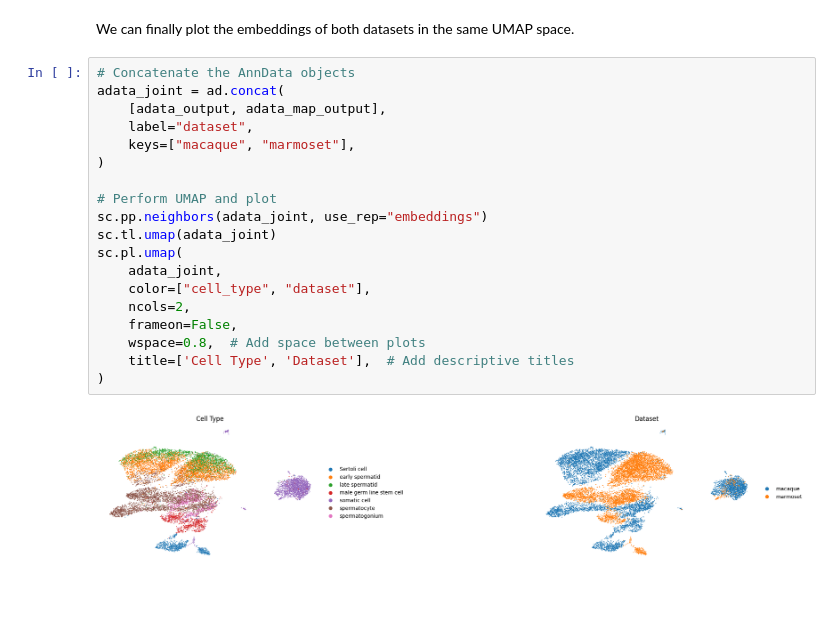
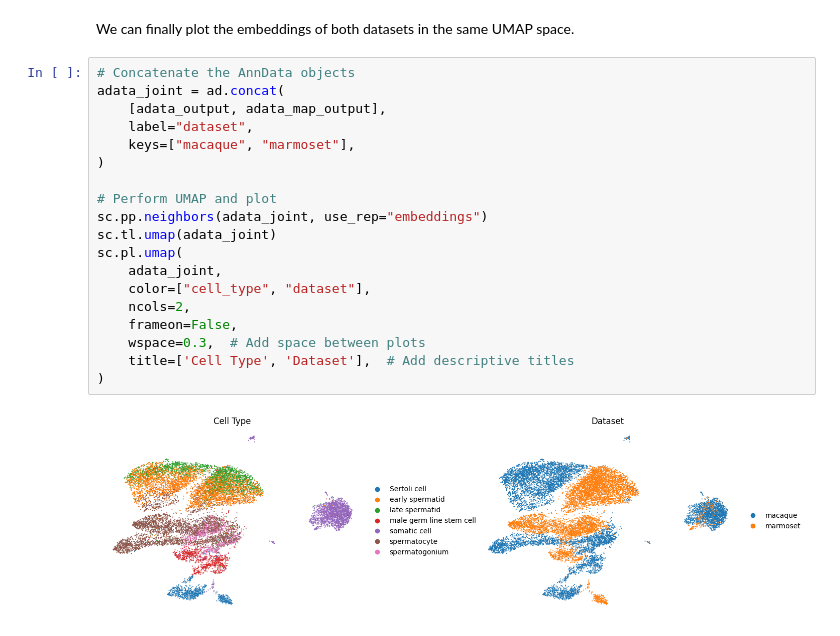
Before and after one commit to czi-ai/transcriptformer, a Jupyter notebook: notebooks/celltype-classification-across-species.ipynb, the cells around one changed output. Drawn from its saved outputs; the diff is of its cells as text; blank space fills up the shorter version.

```diff
--- a/notebooks/celltype-classification-across-species.ipynb
+++ b/notebooks/celltype-classification-across-species.ipynb
@@ -172,21 +172,21 @@ We can finally plot the embeddings of both datasets in the same UMAP space.
 # %%
 # Concatenate the AnnData objects
 adata_joint = ad.concat(
     [adata_output, adata_map_output],
     label="dataset",
     keys=["macaque", "marmoset"],
 )
 
 # Perform UMAP and plot
 sc.pp.neighbors(adata_joint, use_rep="embeddings")
 sc.tl.umap(adata_joint)
 sc.pl.umap(
     adata_joint,
     color=["cell_type", "dataset"],
     ncols=2,
     frameon=False,
-    wspace=0.8,  # Add space between plots
+    wspace=0.3,  # Add space between plots
     title=['Cell Type', 'Dataset'],  # Add descriptive titles
 )
 # %% [output]
-[figure, old version]
+[figure, new version]
```
Also changed, not shown: parts of 1 cell of this notebook.
